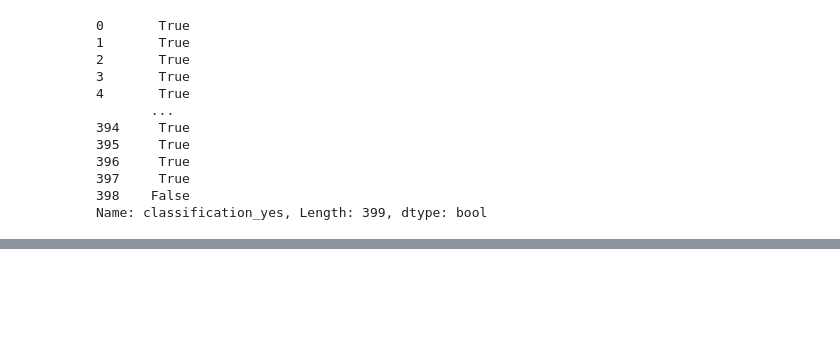
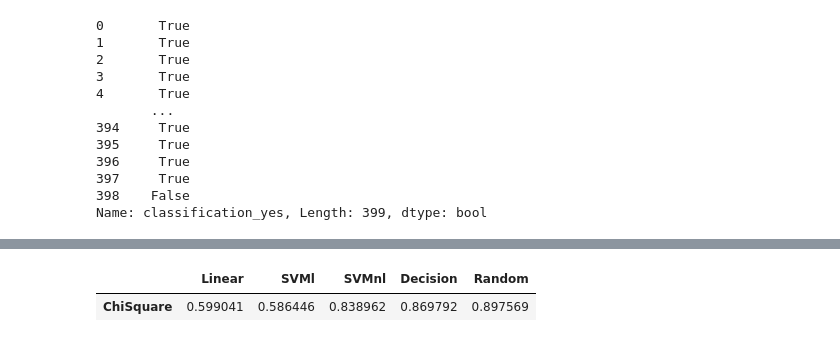
Before and after one commit to jmohan2787/Advanced-ML-Feature-Selection, a Jupyter notebook: SelectK_regression.ipynb, the cells around one changed output, grey strips where cells are left out. Drawn from its saved outputs; the diff is of its cells as text; code cells hidden in the pictures; blank space fills up the shorter version.

```diff
--- a/SelectK_regression.ipynb
+++ b/SelectK_regression.ipynb
@@ -161,10 +163,10 @@ def decisiontree(X_train,Y_train,X_test):
     r2=r2_score_prediction(regressor,X_test,Y_test)
     return r2
 # %%
-def randomforest(X_train,Y_train,Y_test):
+def randomforest(X_train,Y_train,X_test,Y_test):
     from sklearn.ensemble import RandomForestRegressor
-    regressor=RandomForestRegressor(n_estimators=10,random_state=0)
-    regressor.fit(X_train,Y_train)
+    regressor = RandomForestRegressor(n_estimators = 10, random_state = 0)
+    regressor.fit(X_train, Y_train)
     r2=r2_score_prediction(regressor,X_test,Y_test)
     return r2
 # %%
@@ -181,7 +183,7 @@ def selectk_regression(acclin,accsvml,accsvmnl,accdes,accrf):
         dataframe['Random'][idex]=accrf[number]
     return dataframe
 # %%
-kbest=selectKbest(indep_X,dep_Y,5)
+kbest=selectKbest(indep_X,dep_Y,6)
 # %%
 kbest
 # %% [output]
@@ -213,3 +215,7 @@ dep_Y
 397     True
 398    False
 Name: classification_yes, Length: 399, dtype: bool
+# %%
+X_train, X_test, Y_train, Y_test=split_scalar(kbest,dep_Y)
+r2_lin=Linear(X_train,Y_train,X_test,Y_test)
+print(r2_lin)
@@ -221,19 +233,19 @@ accdes=[]
 accrf=[]
 X_train, X_test, Y_train, Y_test=split_scalar(kbest,dep_Y)
 for i in kbest:
-    r2_lin=Linear(X_train,Y_train,X_test)
+    r2_lin=Linear(X_train,Y_train,X_test,Y_test)
     acclin.append(r2_lin)
 
-    r2_sl=svm_linear(X_train,Y_train,X_test)
+    r2_sl=svm_linear(X_train,Y_train,X_test,Y_test)
     accsvml.append(r2_sl)
 
-    r2_NL=svm_nonlinear(X_train,Y_train,X_test)
+    r2_NL=svm_nonlinear(X_train,Y_train,X_test,Y_test)
     accsvmnl.append(r2_NL)
 
-    r2_d=decisiontree(X_train,Y_train,X_test)
+    r2_d=decisiontree(X_train,Y_train,X_test,Y_test)
     accdes.append(r2_d)
 
-    r2_r=randomforest(X_train,Y_train,X_test)
+    r2_r=randomforest(X_train,Y_train,X_test,Y_test)
     accrf.append(r2_r)
 
 
@@ -242,0 +271,5 @@ ValueError: y_true and y_pred have different number of output (5!=1)
+# %%
+result
+# %% [output]
+|  | Linear | SVMl | SVMnl | Decision | Random |
+| ChiSquare | 0.599041 | 0.586446 | 0.838962 | 0.869792 | 0.897569 |
```
Also changed, not shown: parts of 13 cells of this notebook.
